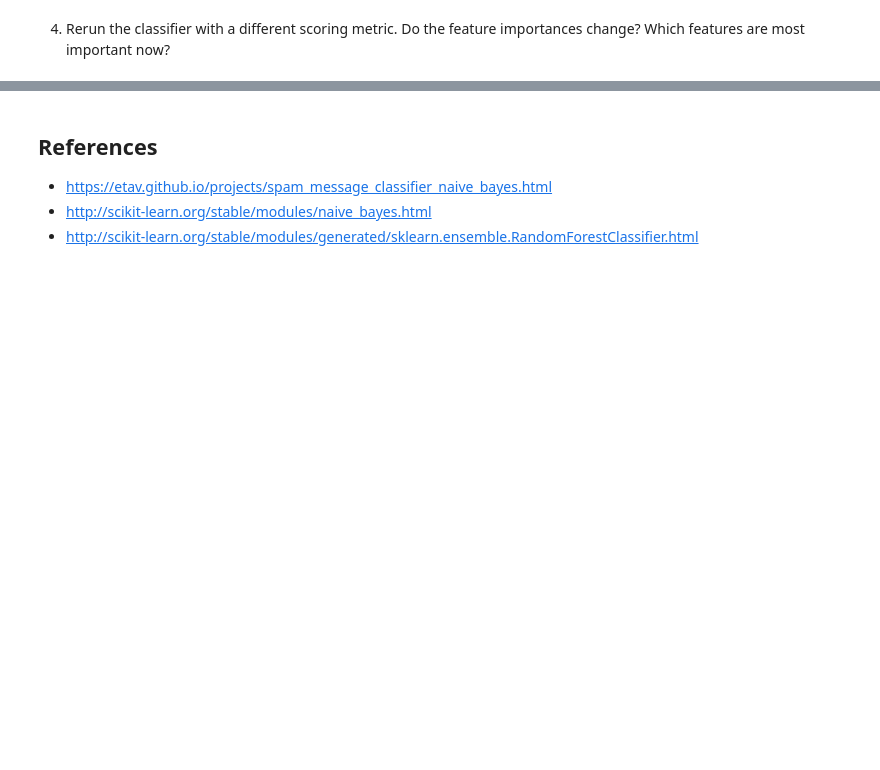
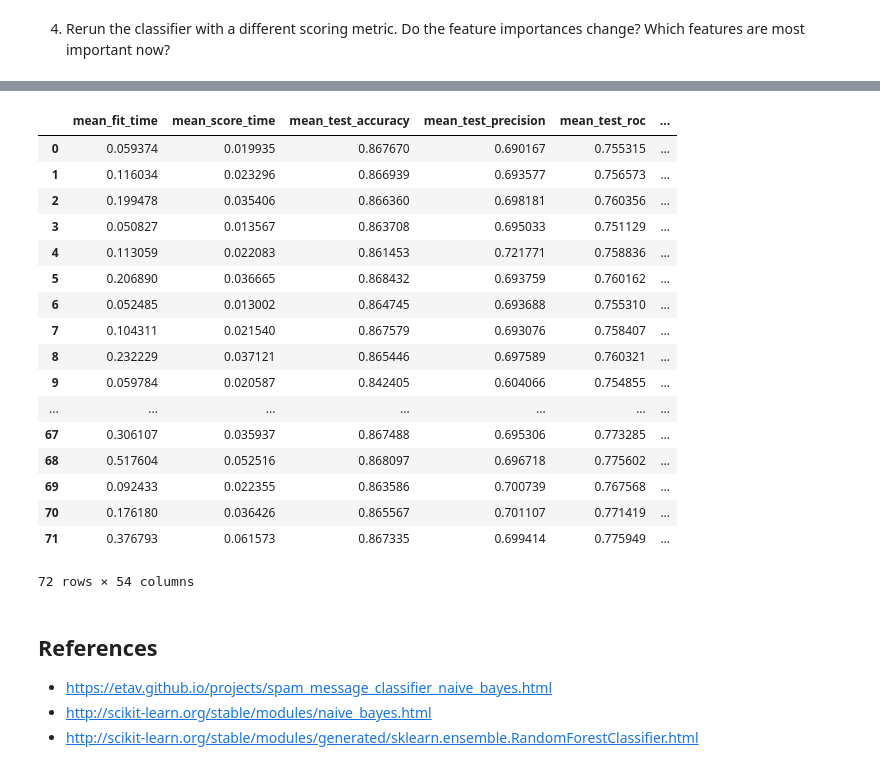
Before and after one commit to xiangyum/ml_publicpolicy, a Jupyter notebook: labs/lab5_nb_rf.ipynb, the cells around one changed output, grey strips where cells are left out. Cells and saved outputs as stored; diff of their text form; code cells hidden in the pictures; blank space fills up the shorter version.

```diff
--- a/labs/lab5_nb_rf.ipynb
+++ b/labs/lab5_nb_rf.ipynb
@@ -579,0 +609,5 @@ Best Parameters: {'penalty': 'l1', 'C': 0.1}
+# %%
+param_grid = {'max_features': max_feats, 'n_estimators' : num_dtrees_list, "max_depth": depth_list, "criterion": criterion_list}
+# %%
+grid = GridSearchCV(RandomForestClassifier(), param_grid, 'f1', cv=5)
+grid.fit(X_train, Y_train)
@@ -591,0 +666,5 @@ Best Parameters: {'penalty': 'l1', 'C': 0.1}
+# %%
+scoring = {'accuracy': 'accuracy', 'precision': 'precision', "roc": "roc_auc"}
+# %%
+grid = GridSearchCV(RandomForestClassifier(), param_grid, scoring=scoring, cv=5, refit='roc')
+grid.fit(X_train, Y_train)
@@ -592,3 +685,24 @@ Best Parameters: {'penalty': 'l1', 'C': 0.1}
+# %%
+pd.DataFrame(grid.cv_results_)
+# %% [output]
+|  | mean_fit_time | mean_score_time | mean_test_accuracy | mean_test_precision | mean_test_roc | ... |
+| 0 | 0.059374 | 0.019935 | 0.867670 | 0.690167 | 0.755315 | ... |
+| 1 | 0.116034 | 0.023296 | 0.866939 | 0.693577 | 0.756573 | ... |
+| 2 | 0.199478 | 0.035406 | 0.866360 | 0.698181 | 0.760356 | ... |
+| 3 | 0.050827 | 0.013567 | 0.863708 | 0.695033 | 0.751129 | ... |
+| 4 | 0.113059 | 0.022083 | 0.861453 | 0.721771 | 0.758836 | ... |
+| 5 | 0.206890 | 0.036665 | 0.868432 | 0.693759 | 0.760162 | ... |
+| 6 | 0.052485 | 0.013002 | 0.864745 | 0.693688 | 0.755310 | ... |
+| 7 | 0.104311 | 0.021540 | 0.867579 | 0.693076 | 0.758407 | ... |
+| 8 | 0.232229 | 0.037121 | 0.865446 | 0.697589 | 0.760321 | ... |
+| 9 | 0.059784 | 0.020587 | 0.842405 | 0.604066 | 0.754855 | ... |
+| ... | ... | ... | ... | ... | ... | ... |
+| 67 | 0.306107 | 0.035937 | 0.867488 | 0.695306 | 0.773285 | ... |
+| 68 | 0.517604 | 0.052516 | 0.868097 | 0.696718 | 0.775602 | ... |
+| 69 | 0.092433 | 0.022355 | 0.863586 | 0.700739 | 0.767568 | ... |
+| 70 | 0.176180 | 0.036426 | 0.865567 | 0.701107 | 0.771419 | ... |
+| 71 | 0.376793 | 0.061573 | 0.867335 | 0.699414 | 0.775949 | ... |
+72 rows × 54 columns
 # %% [markdown]
 ## References
 * https://etav.github.io/projects/spam_message_classifier_naive_bayes.html
```
Also changed, not shown: parts of 17 cells of this notebook, 5 other files.
